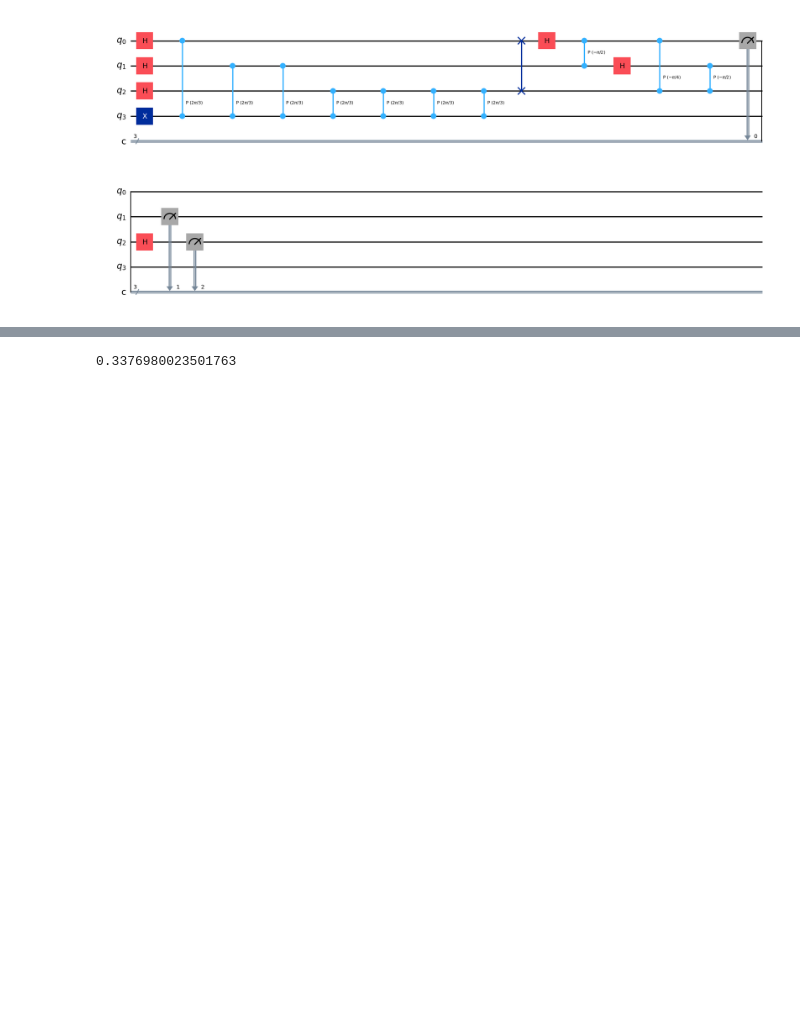
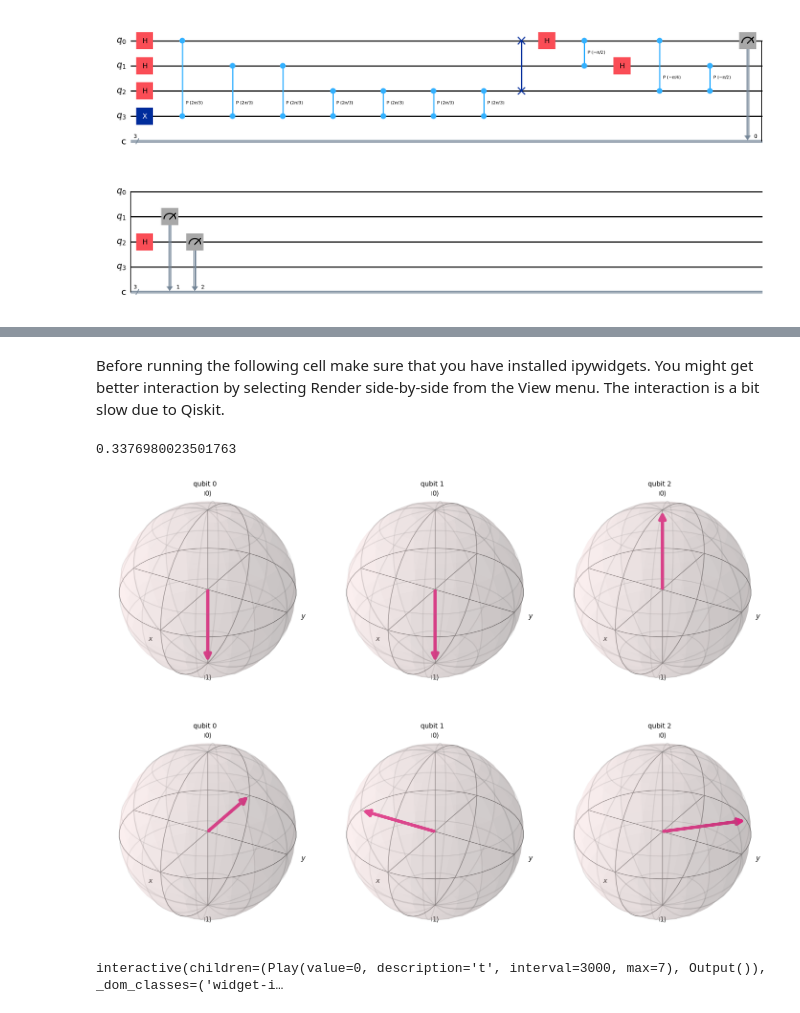
Before and after one commit to markwgreen/csci4140, a Jupyter notebook: Fundamental Three.ipynb, the cells around one changed output, grey strips where cells are left out. Saved outputs shown, nothing was run; the diff lists cells and outputs as text; code cells hidden in the pictures; blank space fills up the shorter version.

Commit message:
Add interactive demos

```diff
--- a/Fundamental Three.ipynb
+++ b/Fundamental Three.ipynb
@@ -239,6 +239,40 @@ plot_histogram(job.result().get_counts())
+# %% [markdown]
+Before running the following cell make sure that you have installed ipywidgets.  You might get better interaction by selecting Render side-by-side from the View menu.  The interaction is a bit slow due to Qiskit.
 # %%
 total = 0.173+0.678
 avg = 0.173*0.313 + 0.678*0.344
 avg/total
 # %% [output]
 0.3376980023501763
+# %%
+import ipywidgets as widgets
+from IPython.display import display, update_display
+from qiskit.quantum_info import Statevector
+
+def fft_demo(t=1):
+    init=Statevector([0])
+    initial = init.from_int(t,8)
+    w1 = plot_bloch_multivector(initial)
+    qc = QuantumCircuit(3)
+    qc.initialize(t)
+    qft(qc,3)
+    qc.save_statevector()
+    simulator = AerSimulator(method='statevector')
+    qcc = transpile(qc, simulator)
+    job = simulator.run(qcc,shots=1)
+    statevector = job.result().get_statevector()
+    w2=plot_bloch_multivector(statevector)
+    update_display(w1,display_id="ID1")
+    update_display(w2,display_id="ID2")
+
+init=Statevector([0])
+initial=init.from_int(0,8)
+w1 = plot_bloch_multivector(initial)
+w2 = plot_bloch_multivector(initial)
+display(w1,display_id="ID1")
+display(w2,display_id="ID2")
+widgets.interactive(fft_demo, t=widgets.Play(min=0, max=7, interval=3000))
+# %% [output]
+[figure, added]
+[figure, added]
+interactive(children=(Play(value=0, description='t', interval=3000, max=7), Output()), _dom_classes=('widget-i…
```
Also changed, not shown: parts of 5 cells of this notebook, 1 other file.
